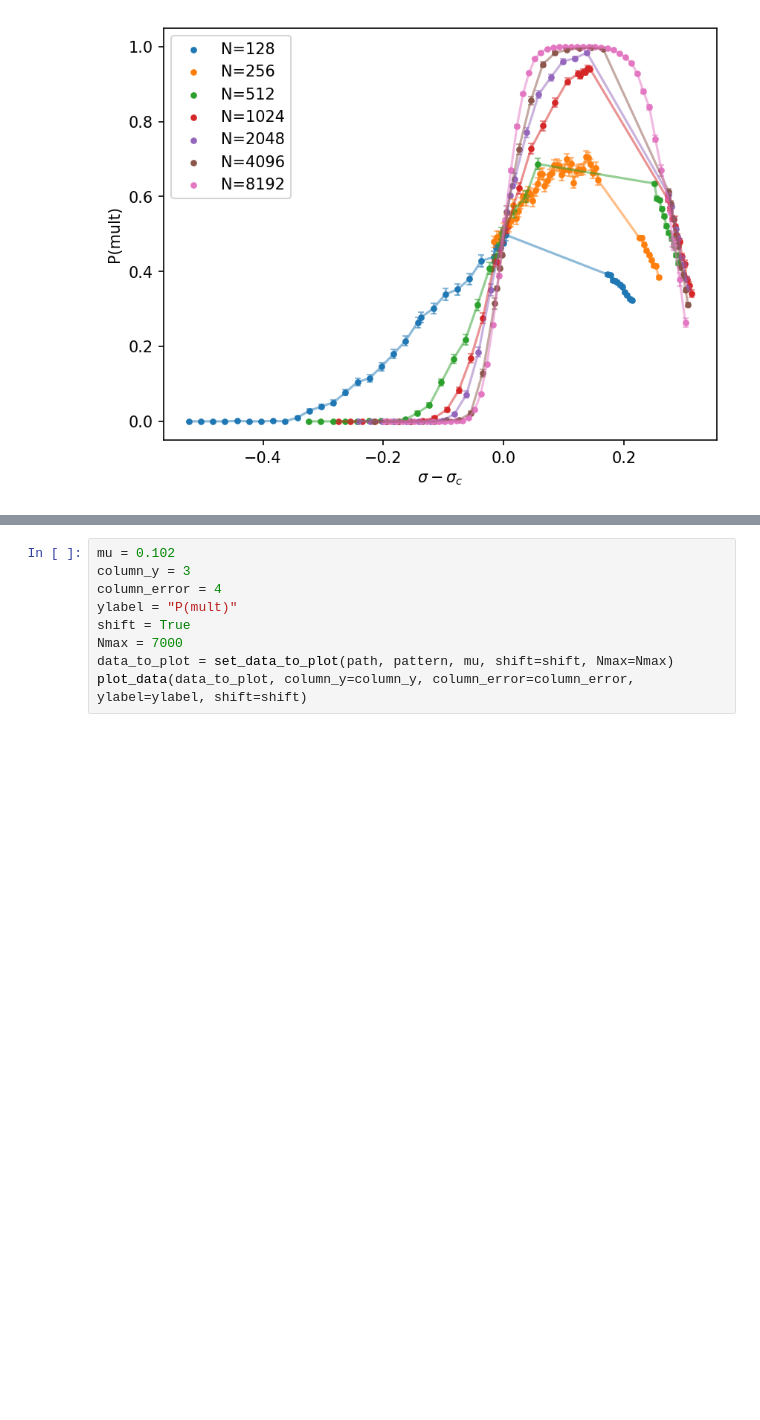
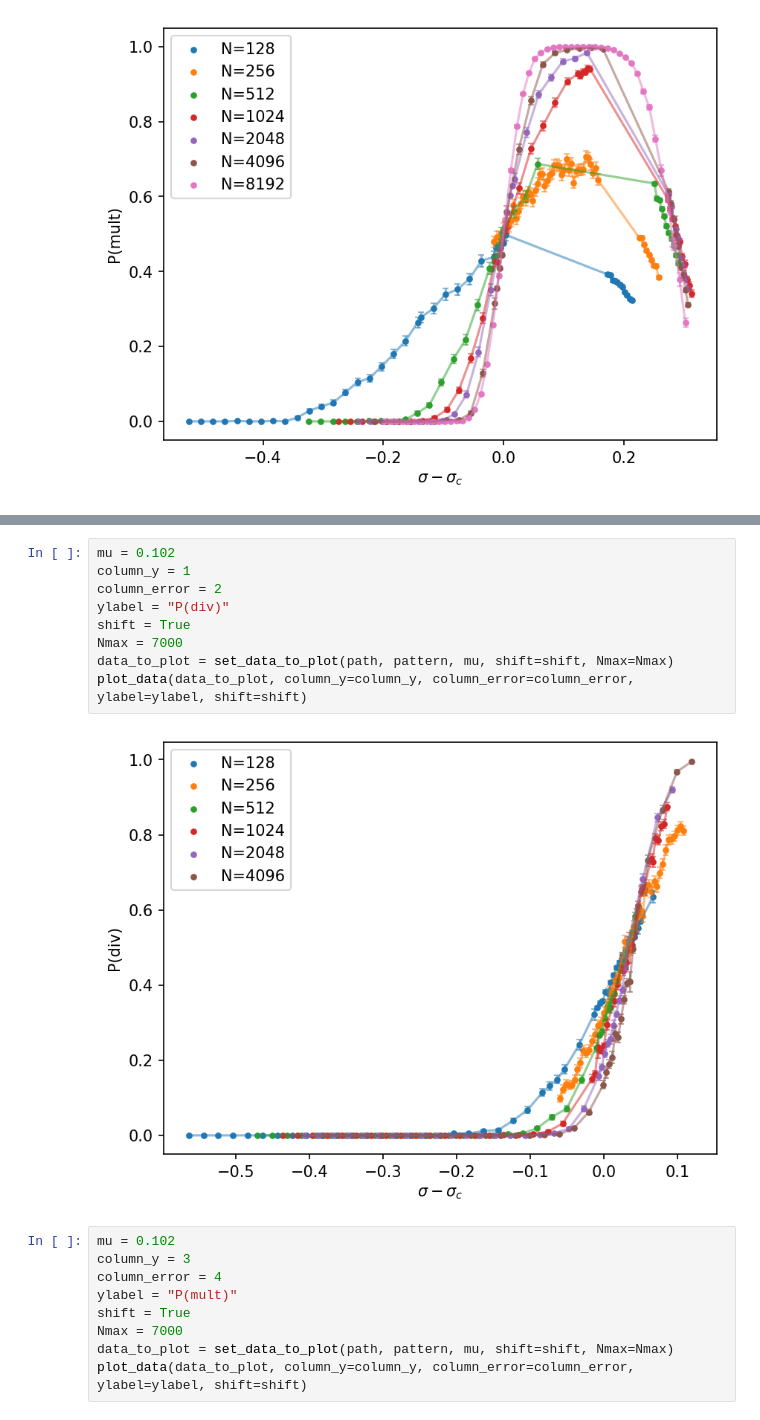
Before and after one commit to d4v1d-cub/Ecology, a Jupyter notebook: processing_data/Langevin/process_Langevin.ipynb, the cells around one changed output, grey strips where cells are left out. Saved outputs shown, nothing was run; the diff lists cells and outputs as text; blank space fills up the shorter version.

```diff
--- a/processing_data/Langevin/process_Langevin.ipynb
+++ b/processing_data/Langevin/process_Langevin.ipynb
@@ -153,3 +186,14 @@ plot_data(data_to_plot, column_y=column_y, column_error=column_error, ylabel=yla
+# %%
+mu = 0.102
+column_y = 1
+column_error = 2
+ylabel = "P(div)"
+shift = True
+Nmax = 7000
+data_to_plot = set_data_to_plot(path, pattern, mu, shift=shift, Nmax=Nmax)
+plot_data(data_to_plot, column_y=column_y, column_error=column_error, ylabel=ylabel, shift=shift)
+# %% [output]
+[figure, added]
 # %%
 mu = 0.102
 column_y = 3
```
Also changed, not shown: parts of 3 cells of this notebook.
